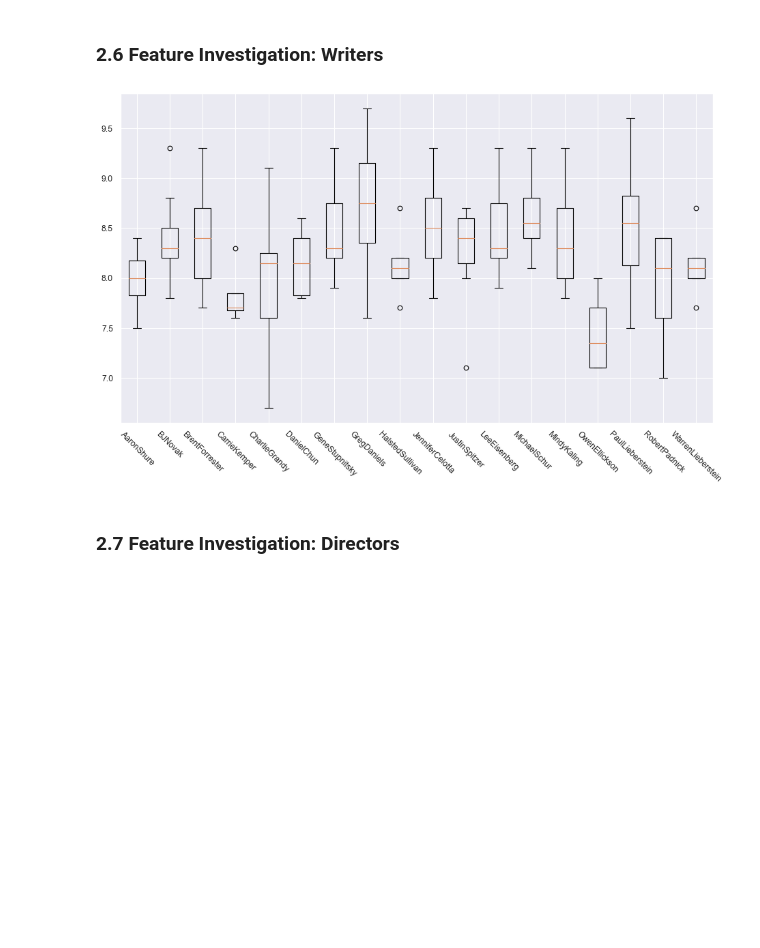
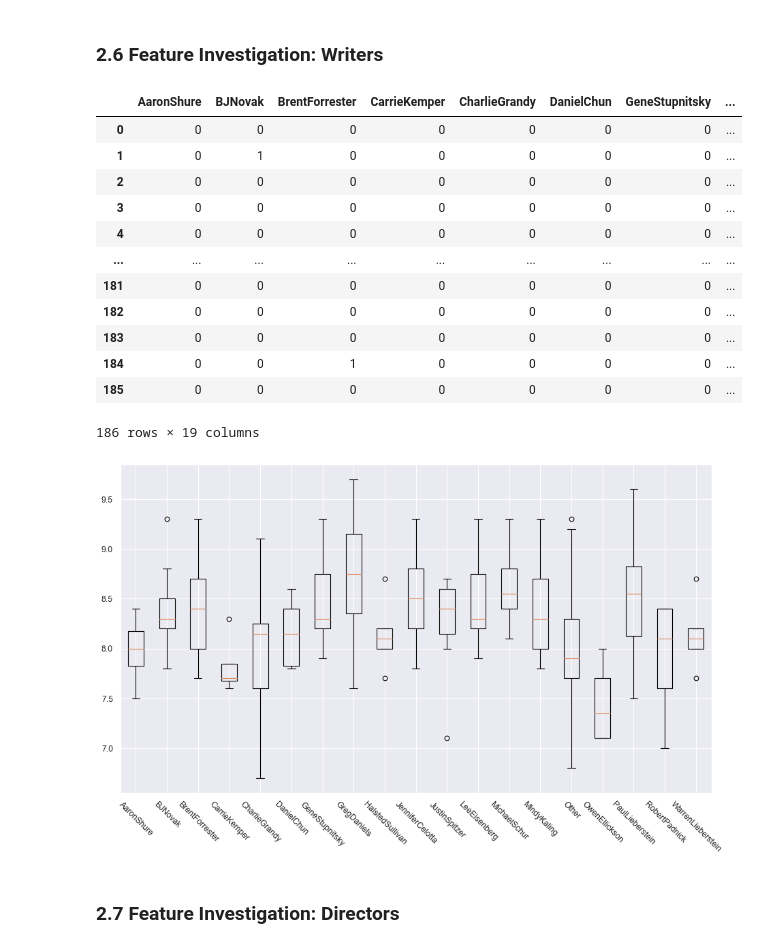
Before and after one commit to aidangarrity/MachineLearningProj1, a Jupyter notebook: project1.ipynb, the cells around one changed output. Cells and saved outputs as stored; diff of their text form; code cells hidden in the pictures; blank space fills up the shorter version.

```diff
--- a/project1.ipynb
+++ b/project1.ipynb
@@ -317,36 +317,49 @@ def split_names(column, minimum = -np.inf, df=data):
     # Split semicolon
     data_column = data_column.str.split(';',expand=False)
 
     allpeople = [item for sublist in data_column.to_list() for item in sublist].copy() # all possible people
     peopleepisodes = {x: allpeople.count(x) for x in allpeople}.copy() # number of episodes corresponding to a person
 
     new_data_column = [] # new data without people <= minimum
     for episode in data_column: # iterate over all data
         new_episode = []
         for contributor in episode: # iterate over episodes
             if peopleepisodes[contributor] > minimum: # if person has enough episodes, add to new data
                 new_episode.append(contributor)
-        if episode == []: # if no one has over minimum, then set label as other
+        if new_episode == []: # if no one has over minimum, then set label as other
             new_episode.append('Other')
         new_data_column.append(new_episode)
     new_data_column = pd.Series(new_data_column)
     data_column = pd.get_dummies(new_data_column.apply(pd.Series).stack()).sum(level=0)
 
     return data_column.copy()
 
 writers = split_names('writer', minimum=3)
 writers2 = pd.merge(data['imdb_rating'], writers, left_index=True, right_index=True)
-
+display(writers)
 plotting=[]
 for writer in writers:
     condition = writer + '==1'
     plotting.append(writers2.query(condition)['imdb_rating'])
 plt.boxplot(plotting)
 plt.xticks(np.arange(1,len(writers.columns)+1), writers.columns)
 plt.xticks(rotation = 315)
 plt.show()
 # %% [output]
+|  | AaronShure | BJNovak | BrentForrester | CarrieKemper | CharlieGrandy | DanielChun | GeneStupnitsky | ... |
+| 0 | 0 | 0 | 0 | 0 | 0 | 0 | 0 | ... |
+| 1 | 0 | 1 | 0 | 0 | 0 | 0 | 0 | ... |
+| 2 | 0 | 0 | 0 | 0 | 0 | 0 | 0 | ... |
+| 3 | 0 | 0 | 0 | 0 | 0 | 0 | 0 | ... |
+| 4 | 0 | 0 | 0 | 0 | 0 | 0 | 0 | ... |
+| ... | ... | ... | ... | ... | ... | ... | ... | ... |
+| 181 | 0 | 0 | 0 | 0 | 0 | 0 | 0 | ... |
+| 182 | 0 | 0 | 0 | 0 | 0 | 0 | 0 | ... |
+| 183 | 0 | 0 | 0 | 0 | 0 | 0 | 0 | ... |
+| 184 | 0 | 0 | 1 | 0 | 0 | 0 | 0 | ... |
+| 185 | 0 | 0 | 0 | 0 | 0 | 0 | 0 | ... |
+186 rows × 19 columns
-[figure, old version]
+[figure, new version]
 # %% [markdown]
 ### 2.7 Feature Investigation: Directors
 # %%
```
Also changed, not shown: parts of 6 cells of this notebook.
